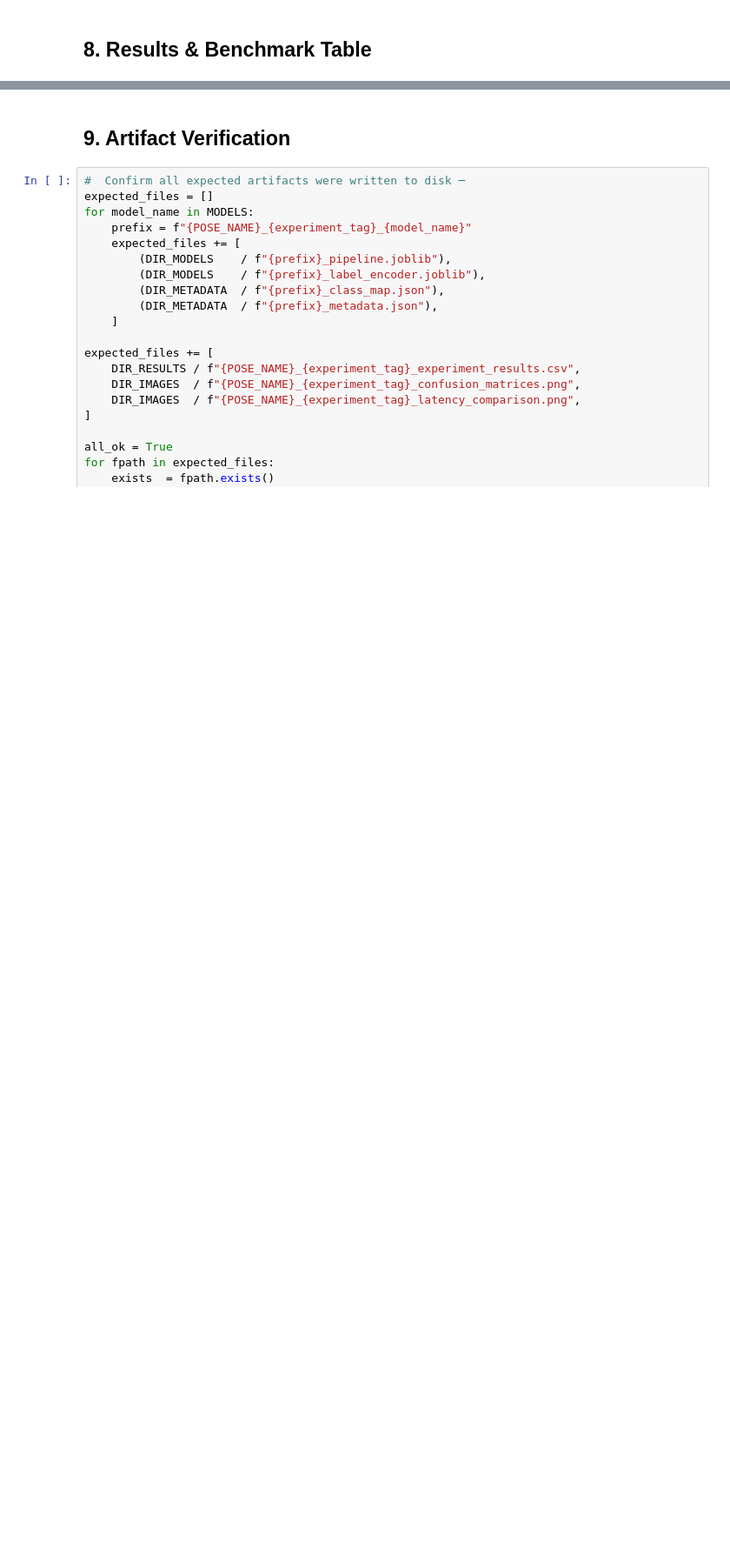
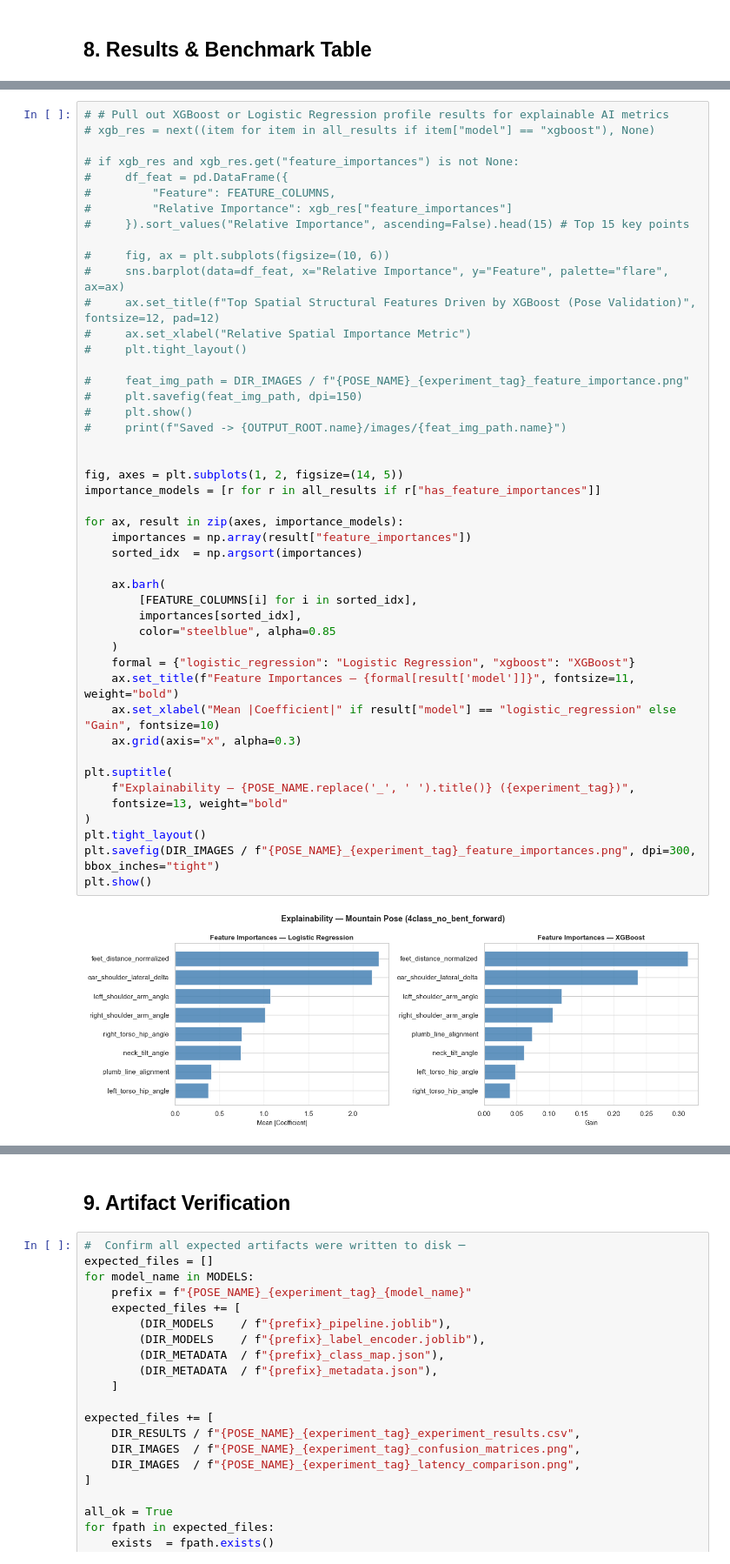
Before and after one commit to aayush-12321/YogAI_Project, a Jupyter notebook: src/models/training/mountain_pose_experiment.ipynb, the cells around one changed output, grey strips where cells are left out. Shown at 87% size. Saved outputs shown, nothing was run; the diff lists cells and outputs as text; blank space fills up the shorter version.

```diff
--- a/src/models/training/mountain_pose_experiment.ipynb
+++ b/src/models/training/mountain_pose_experiment.ipynb
@@ -854,0 +1126,48 @@ Saved -> mountain_pose_files/images/mountain_pose_4class_no_bent_forward_latency
+# %%
+# # Pull out XGBoost or Logistic Regression profile results for explainable AI metrics
+# xgb_res = next((item for item in all_results if item["model"] == "xgboost"), None)
+
+# if xgb_res and xgb_res.get("feature_importances") is not None:
+#     df_feat = pd.DataFrame({
+#         "Feature": FEATURE_COLUMNS,
+#         "Relative Importance": xgb_res["feature_importances"]
+#     }).sort_values("Relative Importance", ascending=False).head(15) # Top 15 key points
+
+#     fig, ax = plt.subplots(figsize=(10, 6))
+#     sns.barplot(data=df_feat, x="Relative Importance", y="Feature", palette="flare", ax=ax)
+#     ax.set_title(f"Top Spatial Structural Features Driven by XGBoost (Pose Validation)", fontsize=12, pad=12)
+#     ax.set_xlabel("Relative Spatial Importance Metric")
+#     plt.tight_layout()
+
+#     feat_img_path = DIR_IMAGES / f"{POSE_NAME}_{experiment_tag}_feature_importance.png"
+#     plt.savefig(feat_img_path, dpi=150)
+#     plt.show()
+#     print(f"Saved -> {OUTPUT_ROOT.name}/images/{feat_img_path.name}")
+
+
+fig, axes = plt.subplots(1, 2, figsize=(14, 5))
+importance_models = [r for r in all_results if r["has_feature_importances"]]
+
+for ax, result in zip(axes, importance_models):
+    importances = np.array(result["feature_importances"])
+    sorted_idx  = np.argsort(importances)
+
+    ax.barh(
+        [FEATURE_COLUMNS[i] for i in sorted_idx],
+        importances[sorted_idx],
+        color="steelblue", alpha=0.85
+    )
+    formal = {"logistic_regression": "Logistic Regression", "xgboost": "XGBoost"}
+    ax.set_title(f"Feature Importances — {formal[result['model']]}", fontsize=11, weight="bold")
+    ax.set_xlabel("Mean |Coefficient|" if result["model"] == "logistic_regression" else "Gain", fontsize=10)
+    ax.grid(axis="x", alpha=0.3)
+
+plt.suptitle(
+    f"Explainability — {POSE_NAME.replace('_', ' ').title()} ({experiment_tag})",
+    fontsize=13, weight="bold"
+)
+plt.tight_layout()
+plt.savefig(DIR_IMAGES / f"{POSE_NAME}_{experiment_tag}_feature_importances.png", dpi=300, bbox_inches="tight")
+plt.show()
+# %% [output]
+[figure, added]
```
Also changed, not shown: parts of 28 cells of this notebook, 41 other files.
